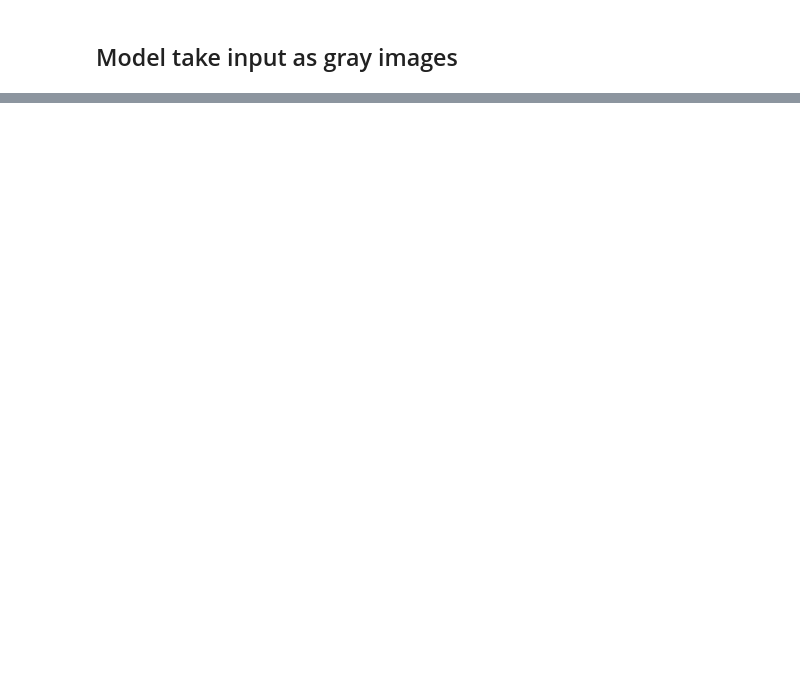
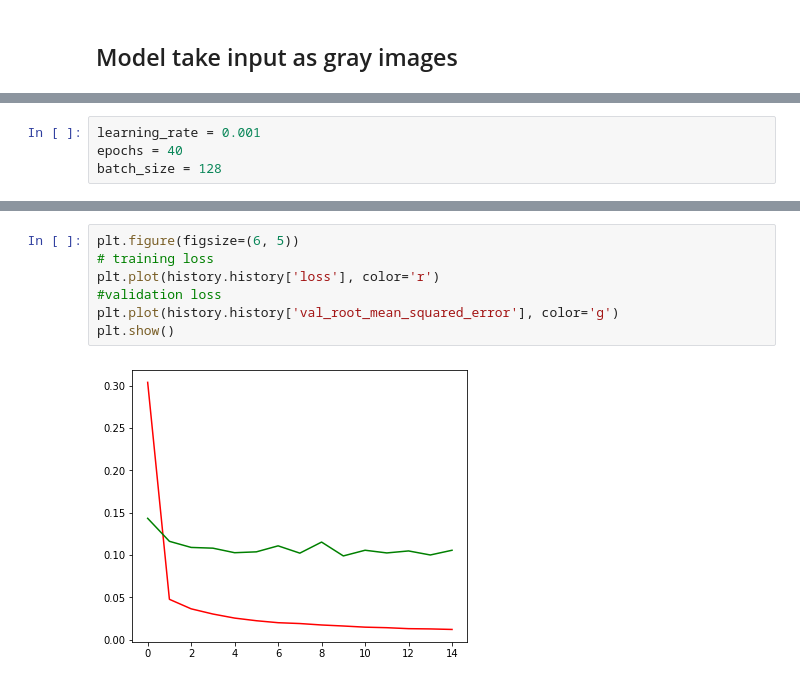
Before and after one commit to Khoality-dev/The-Expression, a Jupyter notebook: Model/model.ipynb, the cells around one changed output, grey strips where cells are left out. Saved outputs shown, nothing was run; the diff lists cells and outputs as text; blank space fills up the shorter version.

```diff
--- a/Model/model.ipynb
+++ b/Model/model.ipynb
@@ -83,0 +218,4 @@ callbacks = [EarlyStopping(monitor='val_loss', patience=2),
+# %%
+learning_rate = 0.001
+epochs = 40
+batch_size = 128
@@ -83,0 +324,9 @@ callbacks = [EarlyStopping(monitor='val_loss', patience=2),
+# %%
+plt.figure(figsize=(6, 5))
+# training loss
+plt.plot(history.history['loss'], color='r')
+#validation loss
+plt.plot(history.history['val_root_mean_squared_error'], color='g')
+plt.show()
+# %% [output]
+[figure, added]
```
Also changed, not shown: parts of 89 cells of this notebook, 1 other file.
